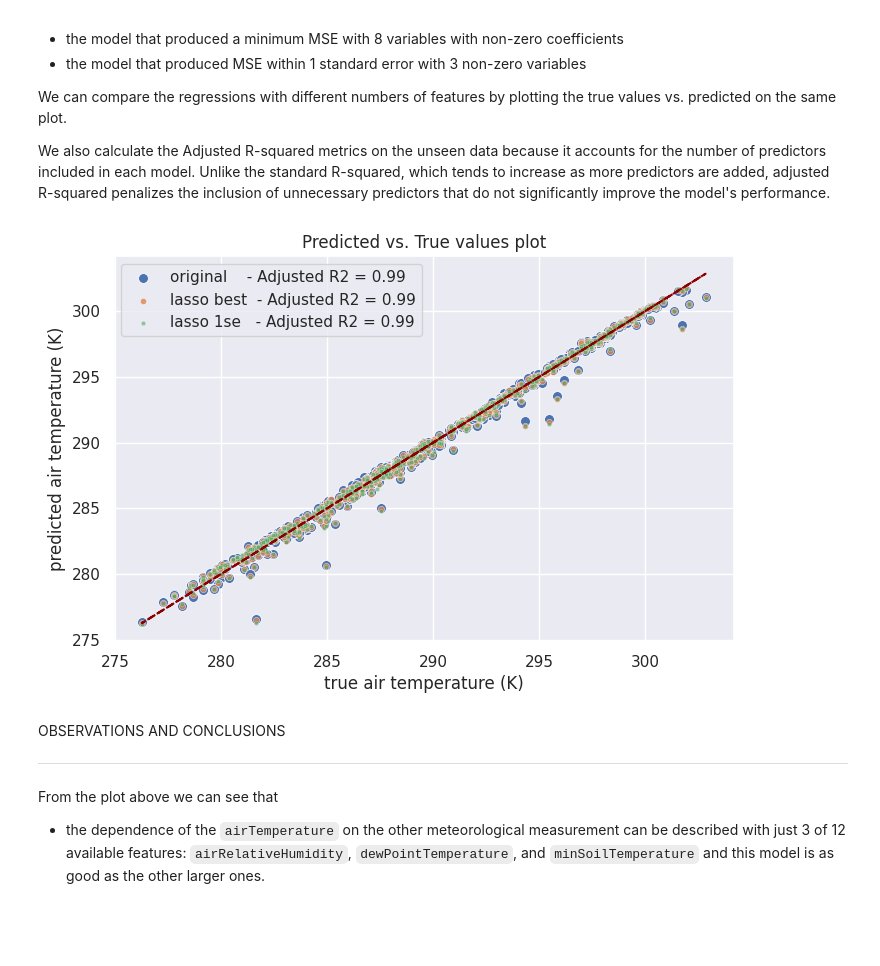
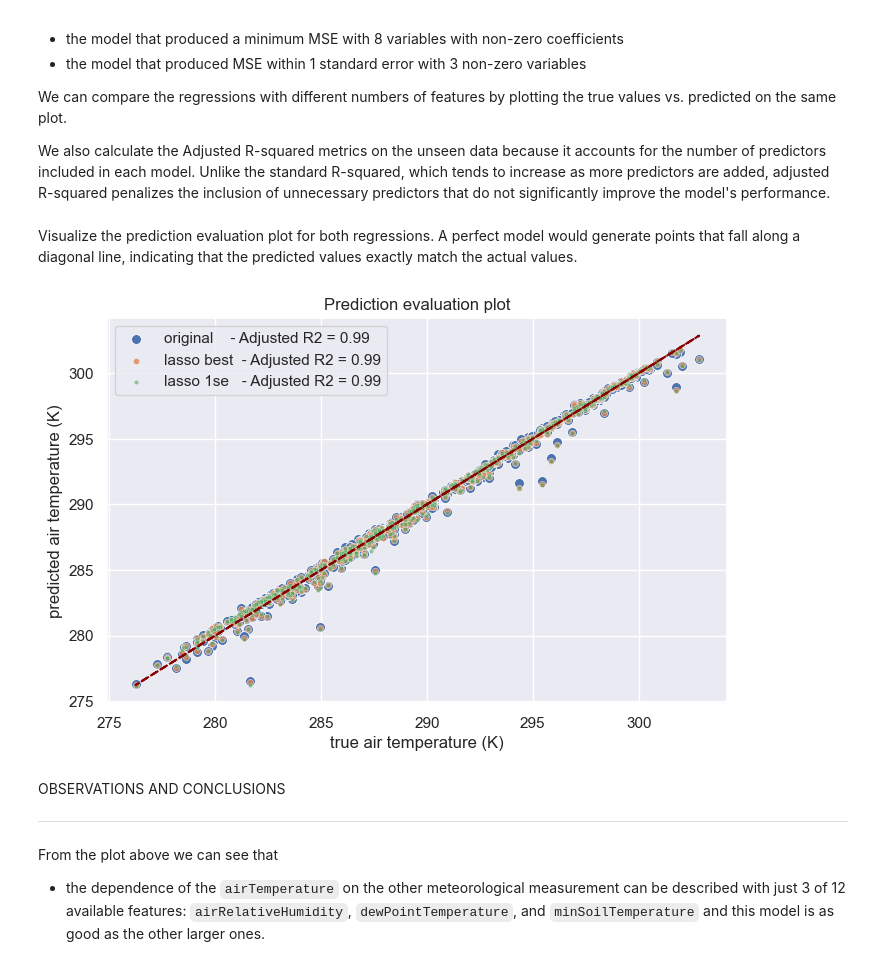
Before and after one commit to Wimmics/kgstat, a Jupyter notebook: KG_and_Regression_Python.ipynb, the cells around one changed output. Drawn from its saved outputs; the diff is of its cells as text; code cells hidden in the pictures; blank space fills up the shorter version.

```diff
--- a/KG_and_Regression_Python.ipynb
+++ b/KG_and_Regression_Python.ipynb
@@ -872,6 +882,6 @@ r = weather_data_all_wide.corr(method='pearson', numeric_only=True)
 # %%
 plt.figure(figsize=(8, 5))
-sns.set_theme()
+sns.set_theme(font_scale=0.9)
 
 r_labels = ['No relationship', 'Weak', 'Moderate', 'Strong']
 r_levels = [0.0, 0.25, 0.5, 0.75]
@@ -1065,6 +1075,8 @@ X_train, X_test, y_train, y_test = train_test_split(weather_data_all_wide ,
                                                     weather_data_all_wide.airTemperature,
                                                     test_size=0.2, random_state=42,
                                                     )
+# %% [markdown]
+Visualize the prediction evaluation plot for both regressions. A perfect model would generate points that fall along a diagonal line, indicating that the predicted values exactly match the actual values.
 # %%
 plt.figure(figsize=(8,5))
 sns.set_theme()
@@ -1075,35 +1087,35 @@ marker_sizes = [50, 20, 10]
 for i, (name, features) in enumerate(input_features.items()):
 
   X_train_ = X_train.loc[:, features.to_list()]
   X_test_ = X_test.loc[:, features.to_list()]
 
   lr_multi = LinearRegression(fit_intercept=True).fit(X_train_,y_train)
   y_pred = lr_multi.predict(X_test_)
 
   # R square
   r2 = lr_multi.score(X_test_,y_test)
 
   # Calculate adjusted R-squared
   n_features = len(features) + 1
   n_obs = y_test.shape[0]
   adjusted_r2 = 1 - ((1 - r2) * (n_obs - 1) / (n_obs - n_features - 1))
 
   sns.scatterplot(x=y_test,
                   y=y_pred,
                   label=f'{name:<12}- Adjusted R2 = {adjusted_r2:.2f}',
                   #marker=marker_styles[i],
                   s=marker_sizes[i],
                   alpha=1 - 0.2 * i)
 
 plt.plot(y_test, y_test, color='darkred', linestyle='--', label='Perfect Prediction')
 
-plt.title('Predicted vs. True values plot')
+plt.title('Prediction evaluation plot')
 plt.xlabel('true air temperature (K)')
 plt.ylabel('predicted air temperature (K)')
 
 plt.show()
 # %% [output]
-[figure, old version]
+[figure, new version]
 # %% [markdown]
 OBSERVATIONS AND CONCLUSIONS
 
```
Also changed, not shown: parts of 22 cells of this notebook, 2 other files.
